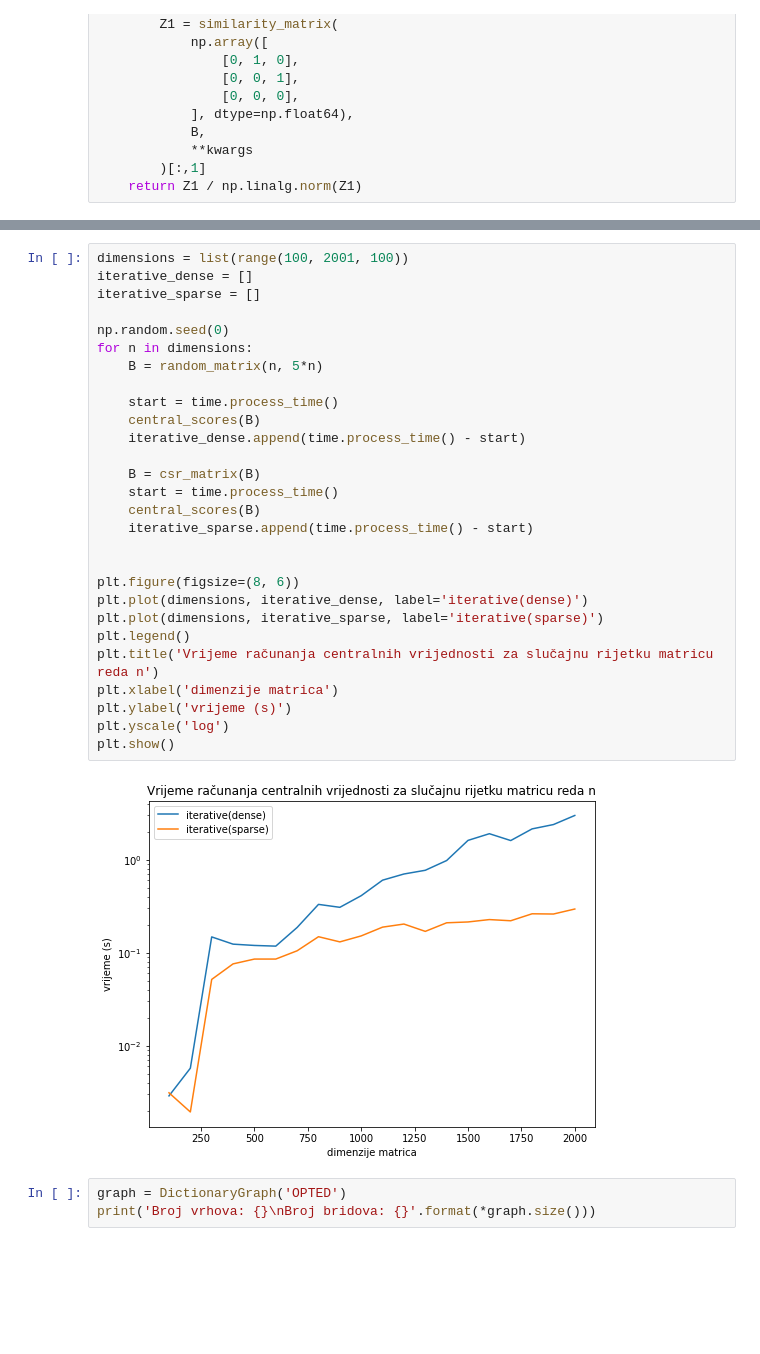
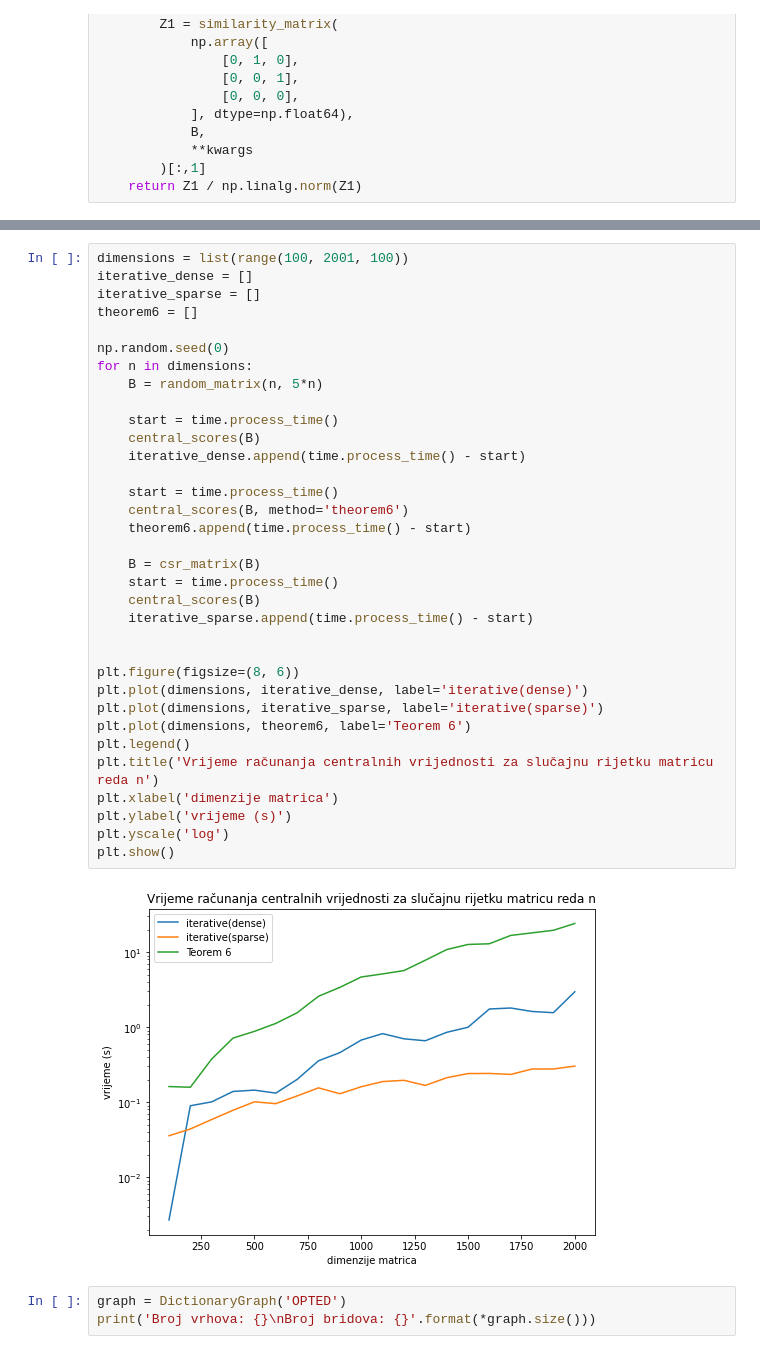
Before and after one commit to markojukic/uspp, a Jupyter notebook: OPTED.ipynb, the cells around one changed output, grey strips where cells are left out. Cells and saved outputs as stored; diff of their text form; blank space fills up the shorter version.

Commit message:
dodao teorem 6

```diff
--- a/OPTED.ipynb
+++ b/OPTED.ipynb
@@ -139,33 +139,39 @@ plt.show()
 # %%
 dimensions = list(range(100, 2001, 100))
 iterative_dense = []
 iterative_sparse = []
+theorem6 = []
 
 np.random.seed(0)
 for n in dimensions:
     B = random_matrix(n, 5*n)
 
     start = time.process_time()
     central_scores(B)
     iterative_dense.append(time.process_time() - start)
+
+    start = time.process_time()
+    central_scores(B, method='theorem6')
+    theorem6.append(time.process_time() - start)
 
     B = csr_matrix(B)
     start = time.process_time()
     central_scores(B)
     iterative_sparse.append(time.process_time() - start)
 
 
 plt.figure(figsize=(8, 6))
 plt.plot(dimensions, iterative_dense, label='iterative(dense)')
 plt.plot(dimensions, iterative_sparse, label='iterative(sparse)')
+plt.plot(dimensions, theorem6, label='Teorem 6')
 plt.legend()
 plt.title('Vrijeme računanja centralnih vrijednosti za slučajnu rijetku matricu reda n')
 plt.xlabel('dimenzije matrica')
 plt.ylabel('vrijeme (s)')
 plt.yscale('log')
 plt.show()
 # %% [output]
-[figure, old version]
+[figure, new version]
 # %%
 graph = DictionaryGraph('OPTED')
 print('Broj vrhova: {}\nBroj bridova: {}'.format(*graph.size()))
```
Also changed, not shown: parts of 2 cells of this notebook.
